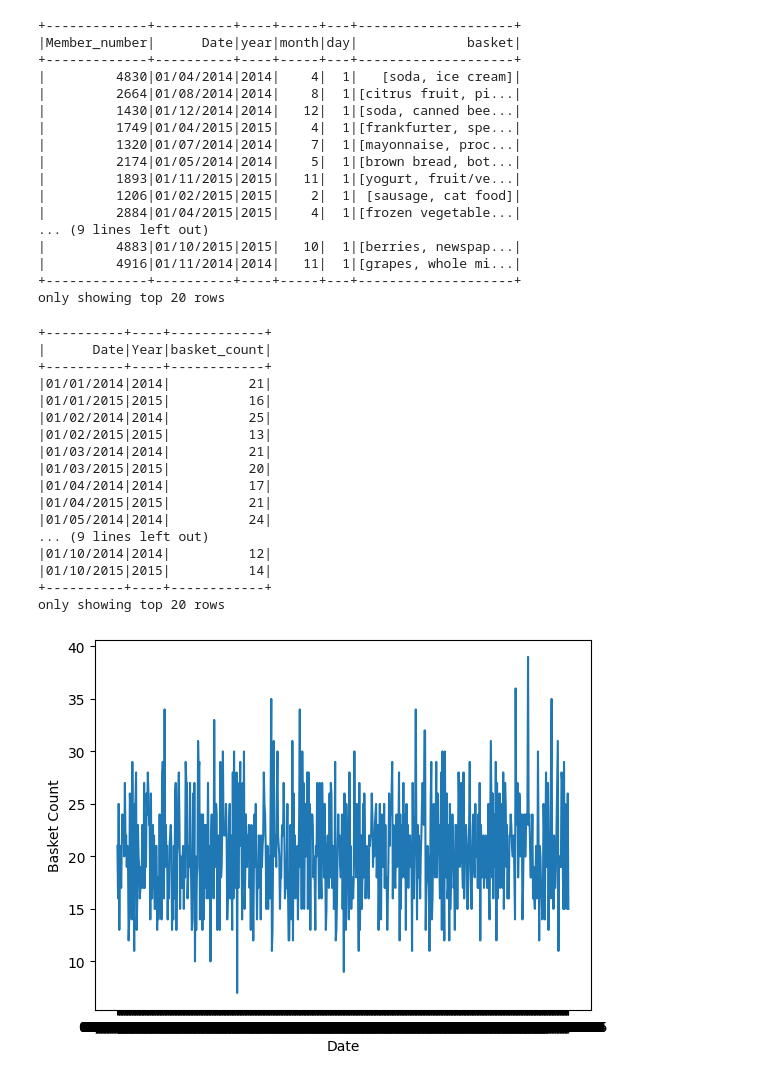
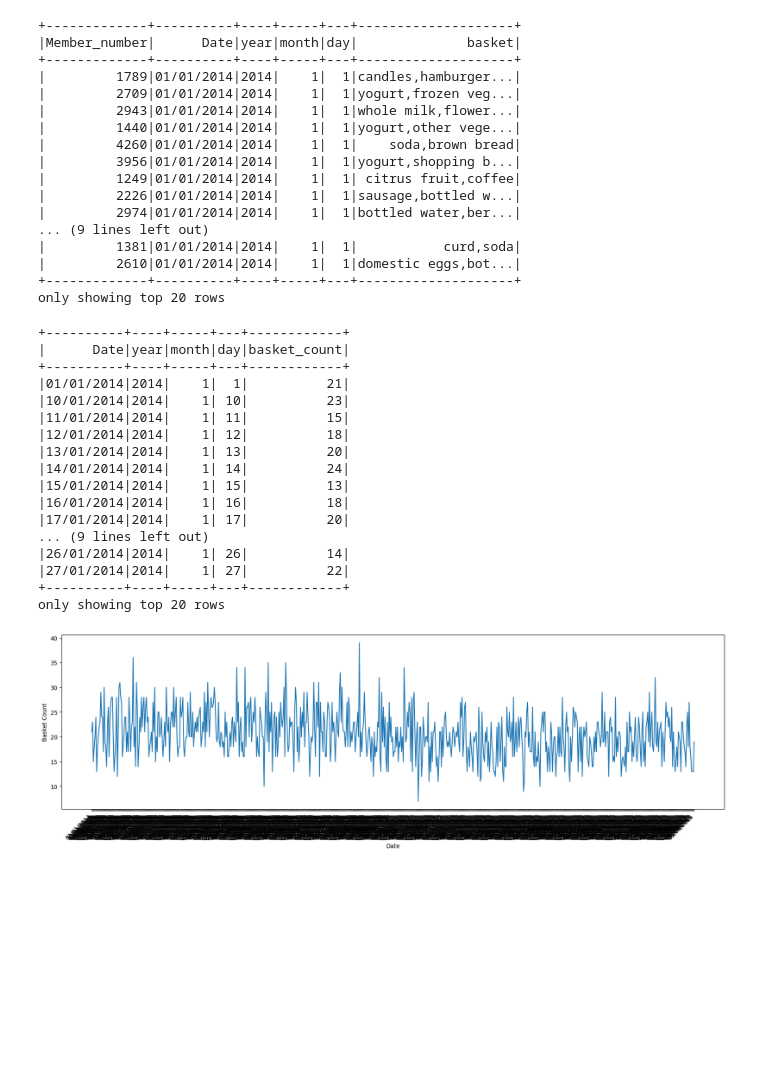
Before and after one commit to scuph-ng/mmds-midterm-2324, a Jupyter notebook: midterm_8/task2.ipynb, the cells around one changed output. Drawn from its saved outputs; the diff is of its cells as text; code cells hidden in the pictures; blank space fills up the shorter version.

```diff
--- a/midterm_8/task2.ipynb
+++ b/midterm_8/task2.ipynb
@@ -40,59 +39,59 @@ df.count()
 from pyspark.sql import functions as f
 
 new_df = df.select('*').groupBy('Member_number', 'Date', 'year', 'month', 'day')\
-  .agg(f.collect_list('itemDescription').alias('basket'))
-
-sort_df = new_df.sort('year', ascending=True)\
-  .sort('month', ascending=True)\
-  .sort('day', ascending=True)
-
+  .agg(f.concat_ws(',',f.collect_set('itemDescription')).alias('basket'))
+sort_df = new_df.sort("year", "month", "day", ascending=True)
 sort_df.show()
 # %% [output]
 +-------------+----------+----+-----+---+--------------------+
 |Member_number|      Date|year|month|day|              basket|
 +-------------+----------+----+-----+---+--------------------+
-|         4830|01/04/2014|2014|    4|  1|   [soda, ice cream]|
-|         2664|01/08/2014|2014|    8|  1|[citrus fruit, pi...|
-|         1430|01/12/2014|2014|   12|  1|[soda, canned bee...|
-|         1749|01/04/2015|2015|    4|  1|[frankfurter, spe...|
-|         1320|01/07/2014|2014|    7|  1|[mayonnaise, proc...|
-|         2174|01/05/2014|2014|    5|  1|[brown bread, bot...|
-|         1893|01/11/2015|2015|   11|  1|[yogurt, fruit/ve...|
-|         1206|01/02/2015|2015|    2|  1| [sausage, cat food]|
-|         2884|01/04/2015|2015|    4|  1|[frozen vegetable...|
+|         1789|01/01/2014|2014|    1|  1|candles,hamburger...|
+|         2709|01/01/2014|2014|    1|  1|yogurt,frozen veg...|
+|         2943|01/01/2014|2014|    1|  1|whole milk,flower...|
+|         1440|01/01/2014|2014|    1|  1|yogurt,other vege...|
+|         4260|01/01/2014|2014|    1|  1|    soda,brown bread|
+|         3956|01/01/2014|2014|    1|  1|yogurt,shopping b...|
+|         1249|01/01/2014|2014|    1|  1| citrus fruit,coffee|
+|         2226|01/01/2014|2014|    1|  1|sausage,bottled w...|
+|         2974|01/01/2014|2014|    1|  1|bottled water,ber...|
 ... (9 lines left out)
-|         4883|01/10/2015|2015|   10|  1|[berries, newspap...|
-|         4916|01/11/2014|2014|   11|  1|[grapes, whole mi...|
+|         1381|01/01/2014|2014|    1|  1|           curd,soda|
+|         2610|01/01/2014|2014|    1|  1|domestic eggs,bot...|
 +-------------+----------+----+-----+---+--------------------+
 only showing top 20 rows
 # %%
-count_df = sort_df.select('*').groupBy('Date', 'Year').agg(f.count('basket').alias('basket_count'))
-count_df = count_df.sort('Date', ascending=True)
+count_df = sort_df.select('*').groupBy("Date", "year", "month", "day").agg(f.count('basket').alias('basket_count'))
+count_df = count_df.sort("year", "month", "day", ascending=True)
 count_df.show()
 # %% [output]
-+----------+----+------------+
-|      Date|Year|basket_count|
-+----------+----+------------+
-|01/01/2014|2014|          21|
-|01/01/2015|2015|          16|
-|01/02/2014|2014|          25|
-|01/02/2015|2015|          13|
-|01/03/2014|2014|          21|
-|01/03/2015|2015|          20|
-|01/04/2014|2014|          17|
-|01/04/2015|2015|          21|
-|01/05/2014|2014|          24|
++----------+----+-----+---+------------+
+|      Date|year|month|day|basket_count|
++----------+----+-----+---+------------+
+|01/01/2014|2014|    1|  1|          21|
+|10/01/2014|2014|    1| 10|          23|
+|11/01/2014|2014|    1| 11|          15|
+|12/01/2014|2014|    1| 12|          18|
+|13/01/2014|2014|    1| 13|          20|
+|14/01/2014|2014|    1| 14|          24|
+|15/01/2014|2014|    1| 15|          13|
+|16/01/2014|2014|    1| 16|          18|
+|17/01/2014|2014|    1| 17|          20|
 ... (9 lines left out)
-|01/10/2014|2014|          12|
-|01/10/2015|2015|          14|
-+----------+----+------------+
+|26/01/2014|2014|    1| 26|          14|
+|27/01/2014|2014|    1| 27|          22|
++----------+----+-----+---+------------+
 only showing top 20 rows
 # %%
 import matplotlib.pyplot as plt
 plot_df = count_df.select('*').toPandas()
-plt.plot(plot_df['Date'], plot_df['basket_count'])
-plt.xlabel('Date')
-plt.ylabel('Basket Count')
-plt.show()
-# %% [output]
-[figure, removed]
+# %%
+plt.figure(figsize=(20, 6))
+plt.plot(plot_df['Date'], plot_df['basket_count'])
+plt.xlabel('Date')
+plt.ylabel('Basket Count')
+plt.xticks(rotation=45, ha='right', fontsize=10)
+plt.subplots_adjust(left=0.1, right=0.9, top=0.9, bottom=0.2)
+plt.show()
+# %% [output]
+[figure, added]
```
Also changed, not shown: parts of 5 cells of this notebook.
